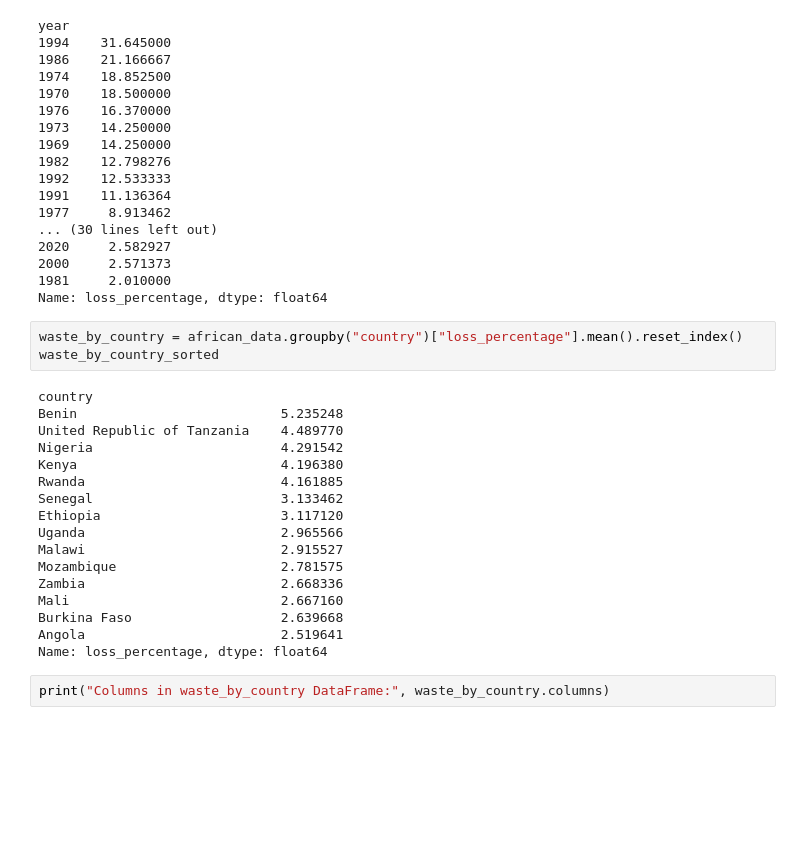
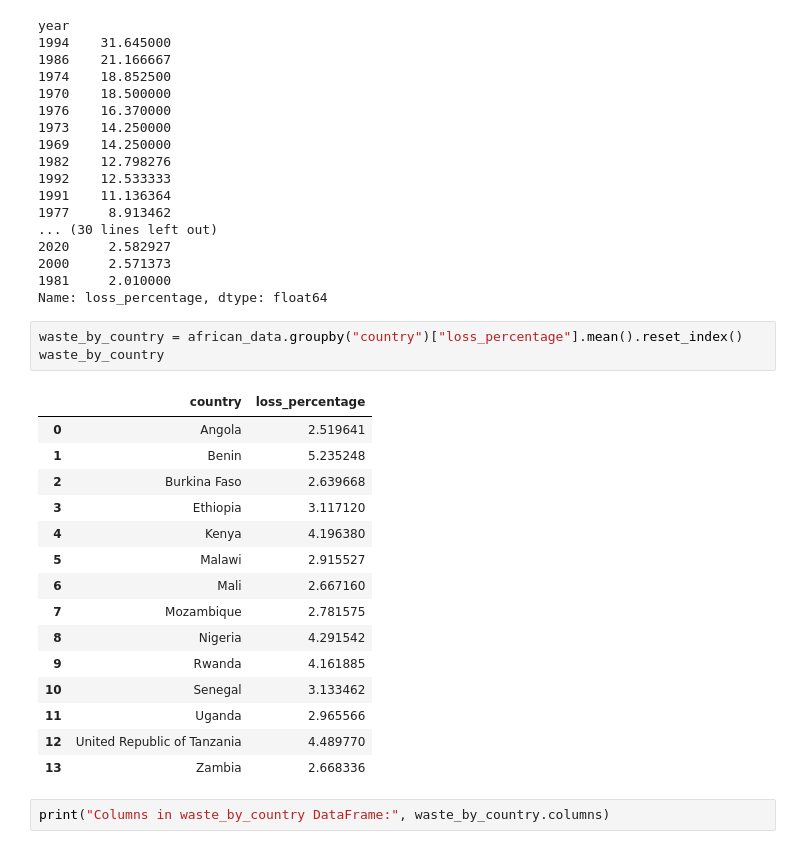
Before and after one commit to alanisrperez/food-waste-patterns, a Jupyter notebook: food-waste-tai.ipynb, the cells around one changed output. Cells and saved outputs as stored; diff of their text form; blank space fills up the shorter version.

```diff
--- a/food-waste-tai.ipynb
+++ b/food-waste-tai.ipynb
@@ -222,24 +226,23 @@ year
 Name: loss_percentage, dtype: float64
 # %%
 waste_by_country = african_data.groupby("country")["loss_percentage"].mean().reset_index()
-waste_by_country_sorted
+waste_by_country
 # %% [output]
-country
-Benin                          5.235248
-United Republic of Tanzania    4.489770
-Nigeria                        4.291542
-Kenya                          4.196380
-Rwanda                         4.161885
-Senegal                        3.133462
-Ethiopia                       3.117120
-Uganda                         2.965566
-Malawi                         2.915527
-Mozambique                     2.781575
-Zambia                         2.668336
-Mali                           2.667160
-Burkina Faso                   2.639668
-Angola                         2.519641
-Name: loss_percentage, dtype: float64
+|  | country | loss_percentage |
+| 0 | Angola | 2.519641 |
+| 1 | Benin | 5.235248 |
+| 2 | Burkina Faso | 2.639668 |
+| 3 | Ethiopia | 3.117120 |
+| 4 | Kenya | 4.196380 |
+| 5 | Malawi | 2.915527 |
+| 6 | Mali | 2.667160 |
+| 7 | Mozambique | 2.781575 |
+| 8 | Nigeria | 4.291542 |
+| 9 | Rwanda | 4.161885 |
+| 10 | Senegal | 3.133462 |
+| 11 | Uganda | 2.965566 |
+| 12 | United Republic of Tanzania | 4.489770 |
+| 13 | Zambia | 2.668336 |
 # %%
 print("Columns in waste_by_country DataFrame:", waste_by_country.columns)
 # %% [output]
```
Also changed, not shown: parts of 13 cells of this notebook, 4 other files.
